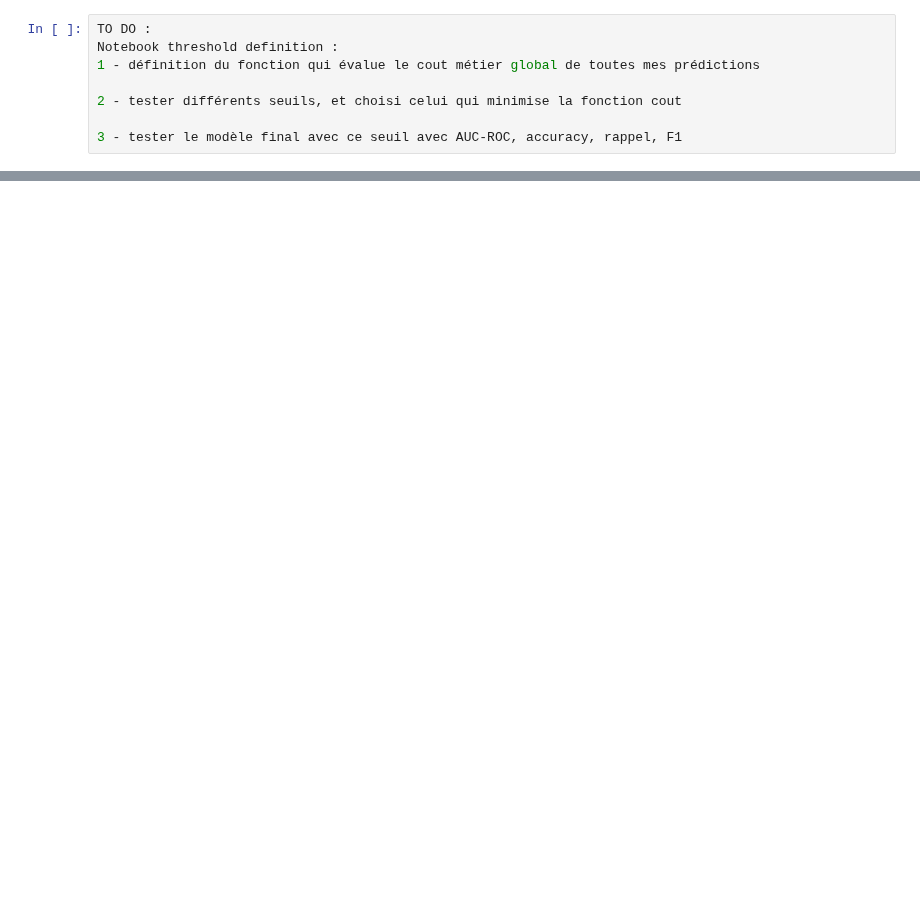
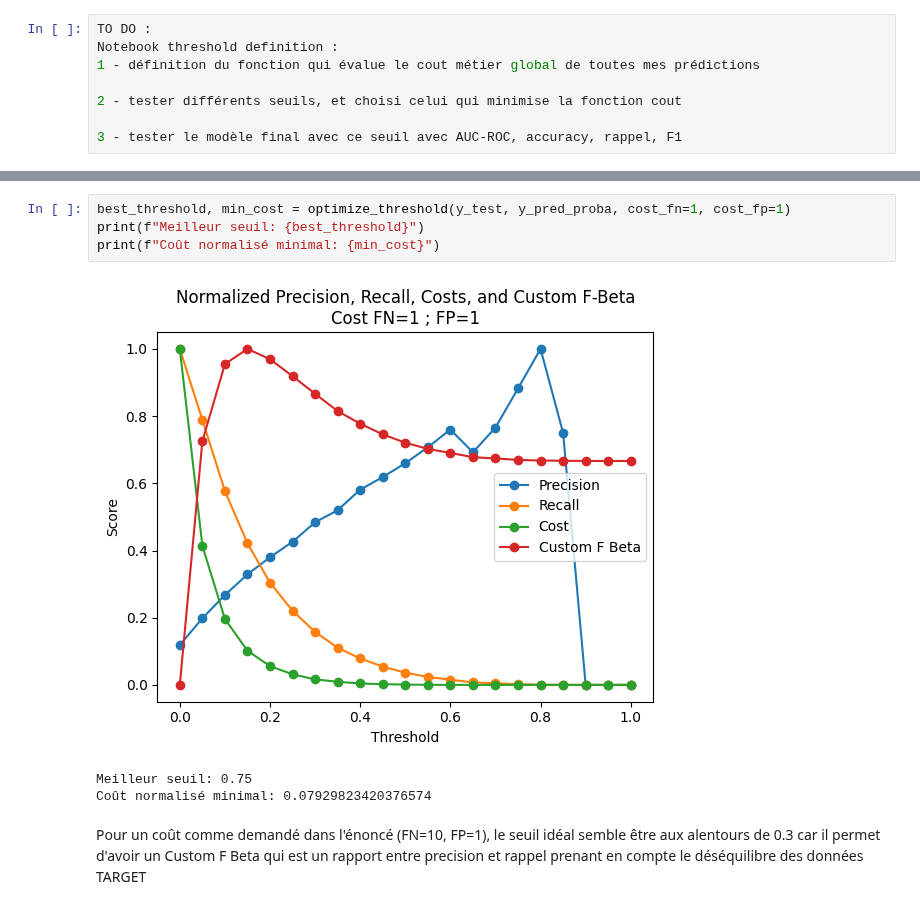
Before and after one commit to felix1801/OpenClassrooms-Projet-7-Modeling, a Jupyter notebook: notebooks/5-threshold_definition.ipynb, the cells around one changed output, grey strips where cells are left out. Drawn from its saved outputs; the diff is of its cells as text; blank space fills up the shorter version.

```diff
--- a/notebooks/5-threshold_definition.ipynb
+++ b/notebooks/5-threshold_definition.ipynb
@@ -39,0 +192,10 @@ print(f"Test AUC-ROC: {test_auc_roc}")
+# %%
+best_threshold, min_cost = optimize_threshold(y_test, y_pred_proba, cost_fn=1, cost_fp=1)
+print(f"Meilleur seuil: {best_threshold}")
+print(f"Coût normalisé minimal: {min_cost}")
+# %% [output]
+[figure, added]
+Meilleur seuil: 0.75
+Coût normalisé minimal: 0.07929823420376574
+# %% [markdown]
+Pour un coût comme demandé dans l'énoncé (FN=10, FP=1), le seuil idéal semble être aux alentours de 0.3 car il permet d'avoir un Custom F Beta qui est un rapport entre precision et rappel prenant en compte le déséquilibre des données TARGET
```
Also changed, not shown: parts of 18 cells of this notebook, 4 other files.
